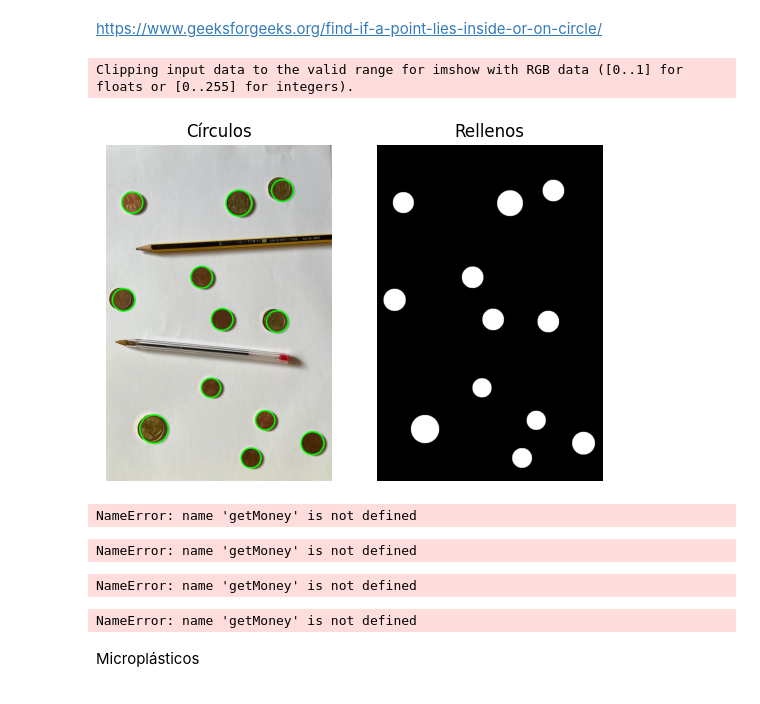
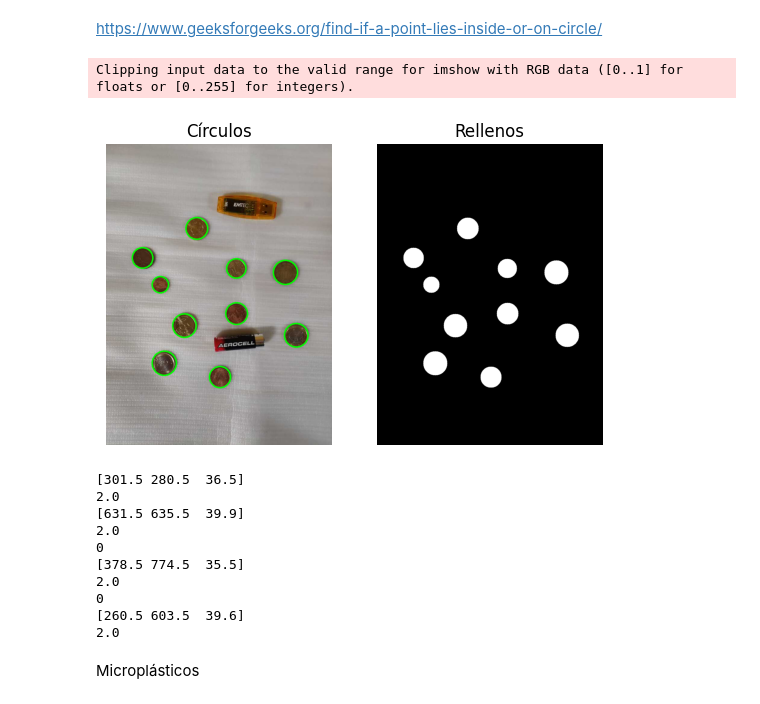
Before and after one commit to raulmat19/Vision-por-Computador, a Jupyter notebook: Práctica 3/VC_P3.ipynb, the cells around one changed output. Drawn from its saved outputs; the diff is of its cells as text; code cells hidden in the pictures.

Commit message:
p3 tarea2 getMoney casi terminado

```diff
--- a/Práctica 3/VC_P3.ipynb
+++ b/Práctica 3/VC_P3.ipynb
@@ -354,6 +355,7 @@ def checkCircles(x, y, circles):
     return (img, 0, None)
 # %%
 def click_event(event, x, y, flags, params):
+    total_money = 0
 
     # checking for left mouse clicks
     if event == cv2.EVENT_LBUTTONDOWN:
@@ -371,5 +373,6 @@ def click_event(event, x, y, flags, params):
 
         res, status, euro = checkCircles(x, y, img_circles)
         if status == 1:
-            getMoney(img_circles, euro)
+            total_money = getMoney(img_circles, euro)
+        print(total_money)
         cv2.imshow('image', res)
@@ -376,32 +399,38 @@ def click_event(event, x, y, flags, params):
 # %%
 # Main code
 
 # Reading image
-self_img = cv2.imread('prueba_foto2.jpg')
+self_img = cv2.imread('tarea2_foto.jpg')
 
 # Get and draw coin contours
 img, img_circles = get_draw_contours(self_img.copy())
 img_copy = img.copy()
 
 # displaying the image
 cv2.imshow('image', img)
 
 # setting mouse handler for the image
 # and calling the click_event() function
 cv2.setMouseCallback('image', click_event)
 # wait for a key to be pressed to exit
 while cv2.waitKey(20) != 27:
     continue
 
 # close the window
 cv2.destroyAllWindows()
 # %% [output]
 Clipping input data to the valid range for imshow with RGB data ([0..1] for floats or [0..255] for integers).
-[figure, old version]
+[figure, new version]
-NameError: name 'getMoney' is not defined
+[301.5 280.5  36.5]
+2.0
+[631.5 635.5  39.9]
+2.0
+0
+[378.5 774.5  35.5]
+2.0
+0
+[260.5 603.5  39.6]
+2.0
-NameError: name 'getMoney' is not defined
-NameError: name 'getMoney' is not defined
-NameError: name 'getMoney' is not defined
 # %% [markdown]
 Microplásticos
 # %%
```
Also changed, not shown: parts of 2 cells of this notebook, 1 other file.
